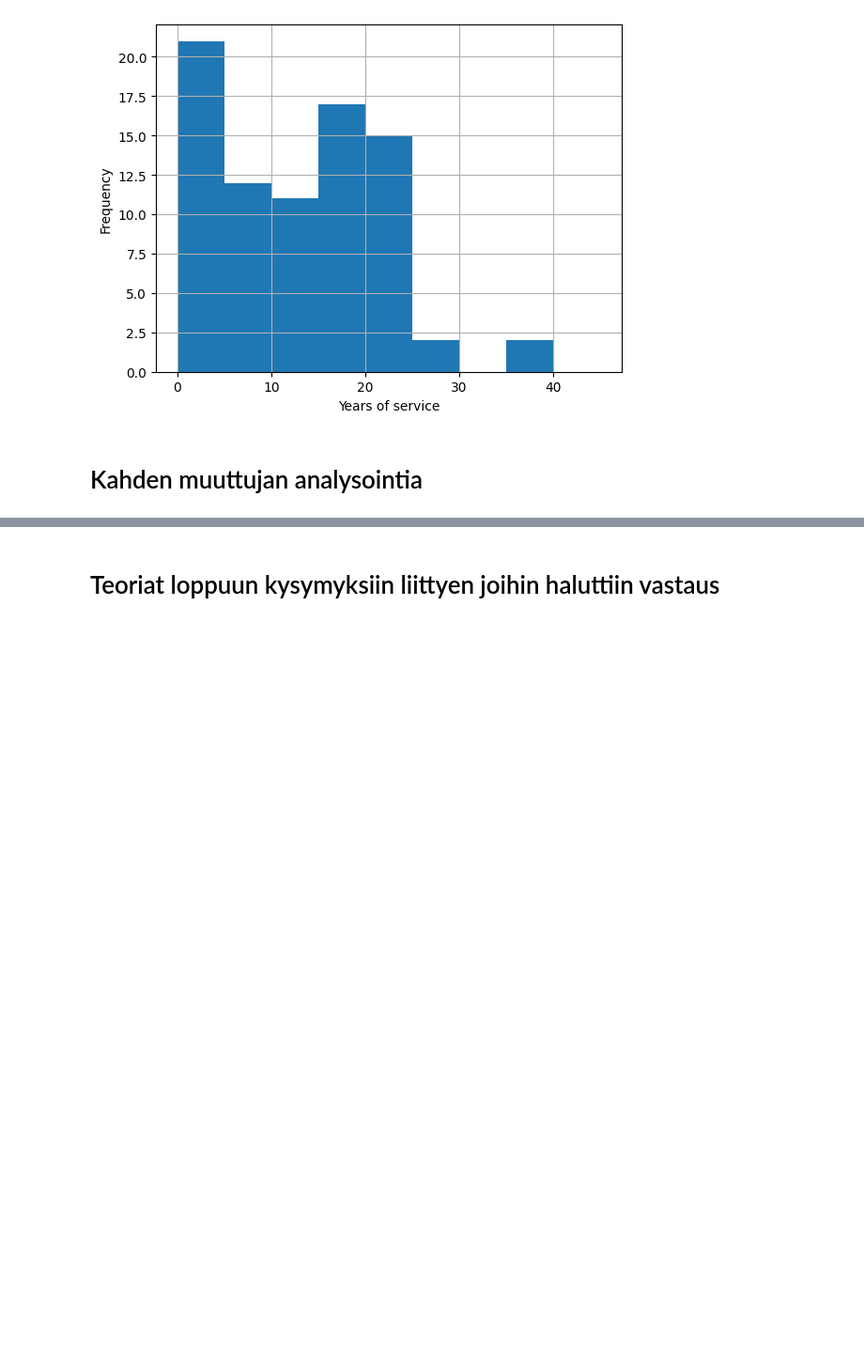
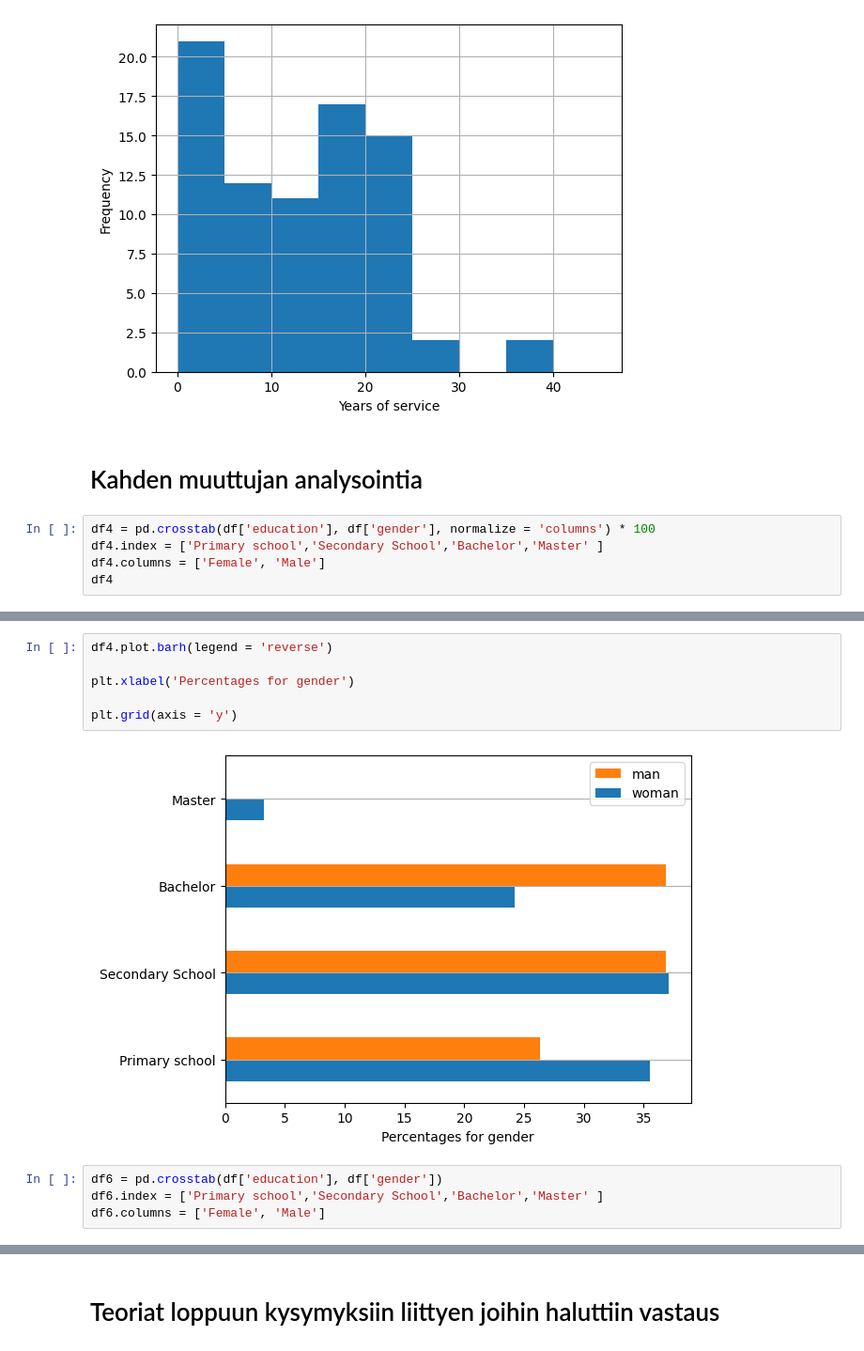
Before and after one commit to Fernoss/TKM22_python_project_sfz, a Jupyter notebook: HARJOITUSTYÖ/harjoitus.ipynb, the cells around one changed output, grey strips where cells are left out. Shown at 94% size. Cells and saved outputs as stored; diff of their text form; blank space fills up the shorter version.

```diff
--- a/HARJOITUSTYÖ/harjoitus.ipynb
+++ b/HARJOITUSTYÖ/harjoitus.ipynb
@@ -394,3 +394,8 @@ Text(0, 0.5, 'Frequency')
 [figure]
 # %% [markdown]
 # Kahden muuttujan analysointia
+# %%
+df4 = pd.crosstab(df['education'], df['gender'], normalize = 'columns') * 100
+df4.index = ['Primary school','Secondary School','Bachelor','Master' ]
+df4.columns = ['Female', 'Male']
+df4
@@ -396,0 +408,12 @@ Text(0, 0.5, 'Frequency')
+# %%
+df4.plot.barh(legend = 'reverse')
+
+plt.xlabel('Percentages for gender')
+
+plt.grid(axis = 'y')
+# %% [output]
+[figure, added]
+# %%
+df6 = pd.crosstab(df['education'], df['gender'])
+df6.index = ['Primary school','Secondary School','Bachelor','Master' ]
+df6.columns = ['Female', 'Male']
```
Also changed, not shown: parts of 2 cells of this notebook.
